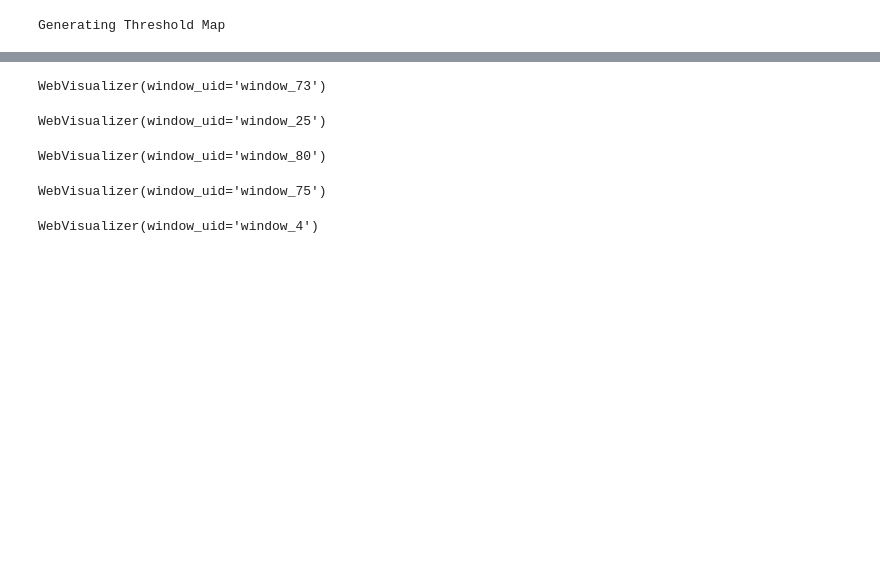
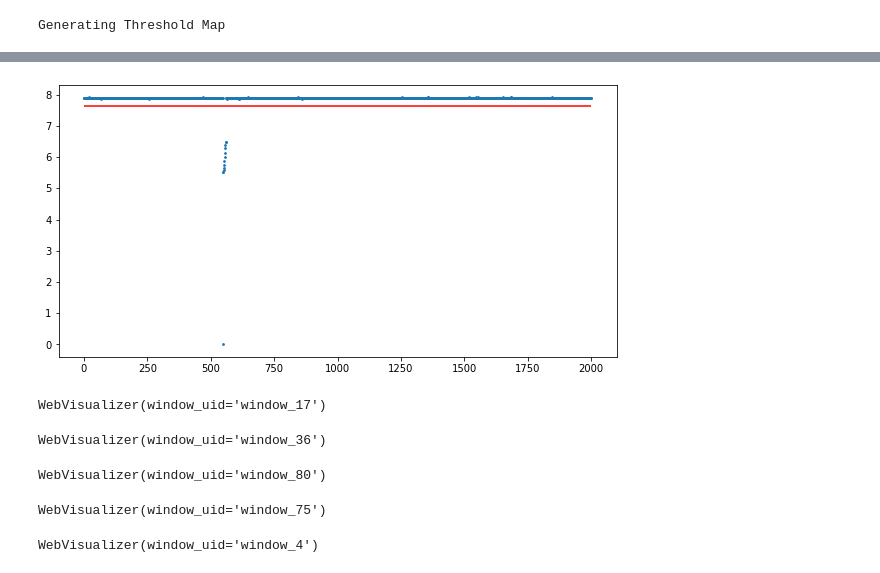
Before and after one commit to jksdbks123/Lidar-Tracker, a Jupyter notebook: BF_test.ipynb, the cells around one changed output, grey strips where cells are left out. Cells and saved outputs as stored; diff of their text form; code cells hidden in the pictures; blank space fills up the shorter version.

```diff
--- a/BF_test.ipynb
+++ b/BF_test.ipynb
@@ -123,23 +131,32 @@ plt.show()
+# %%
+laser_id = theta_raw[0] == theta
+azimuth_channel = np.around((16980/100)/0.2).astype('int')
+plt.figure(figsize=(10,5))
+plt.scatter(np.arange(2000),aggregated_maps_temp[:2000,laser_id,azimuth_channel], s = 3)
+plt.hlines(threshold_map[laser_id,azimuth_channel],0,2000,color = 'r')
+plt.show()
+# %% [output]
+[figure, added]
 # %%
-db = Raster_DBSCAN(window_size=(5,21),eps = 1.3, min_samples= 15, Td_map_szie=threshold_map.shape)
-Td_map = collector.aggregated_map[344]
+db = Raster_DBSCAN(window_size=(5,15),eps = 1.5, min_samples= 9, Td_map_szie=threshold_map.shape)
+Td_map = collector_0.aggregated_map[495]
 Foreground_map = (Td_map < threshold_map)&(Td_map != 0)
 Labeling_map = db.fit_predict(Td_map= Td_map,Foreground_map=Foreground_map)
 Background_map = (Td_map >= threshold_map)&(Td_map != 0)
-pcd = get_pcd_colored_filtered(Td_map,Labeling_map,Foreground_map)
+pcd = get_pcd_colored(Td_map,Labeling_map)
 draw(pcd,height=1000,width=1000)
 # %% [output]
-WebVisualizer(window_uid='window_73')
+WebVisualizer(window_uid='window_17')
 # %%
-db = Raster_DBSCAN(window_size=(5,15),eps = 1.2, min_samples= 15, Td_map_szie=threshold_map.shape)
-Td_map = collector.aggregated_map[0]
+db = Raster_DBSCAN(window_size=(7,15),eps = 1., min_samples= 15, Td_map_szie=threshold_map.shape)
+Td_map = collector_0.aggregated_map[2]
 Foreground_map = (Td_map < threshold_map)&(Td_map != 0)
 Labeling_map = db.fit_predict(Td_map= Td_map,Foreground_map=Foreground_map)
 Background_map = (Td_map >= threshold_map)&(Td_map != 0)
-pcd = get_pcd_colored_filtered(Td_map,Labeling_map,Foreground_map)
+pcd = get_pcd_colored(Td_map,Labeling_map)
 draw(pcd,height=1000,width=1000)
 # %% [output]
-WebVisualizer(window_uid='window_25')
+WebVisualizer(window_uid='window_36')
 # %%
 db_db = DBSCAN(eps = 3,min_samples = 15)
 Td_map = collector.aggregated_map[130]
```
Also changed, not shown: parts of 11 cells of this notebook, 4 other files.
